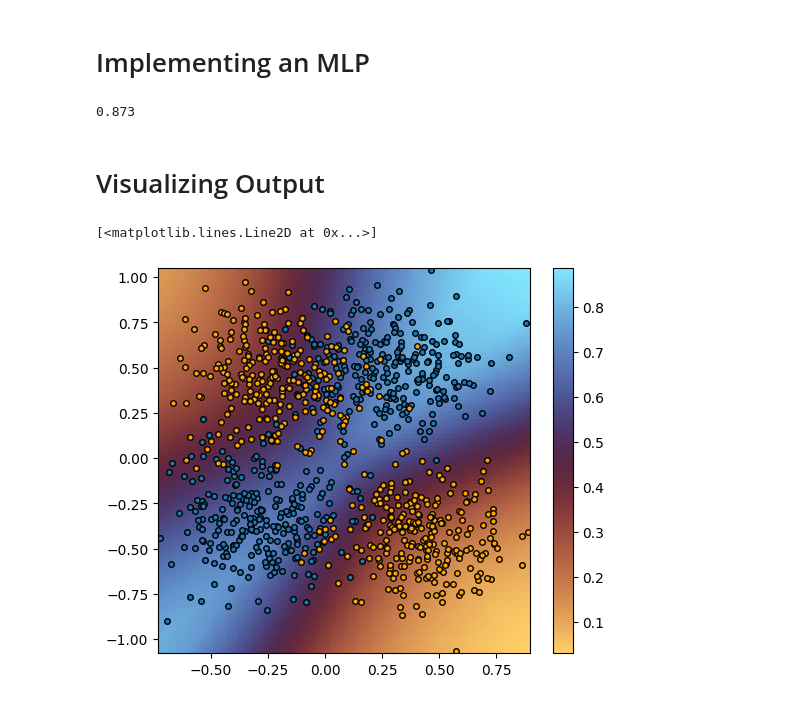
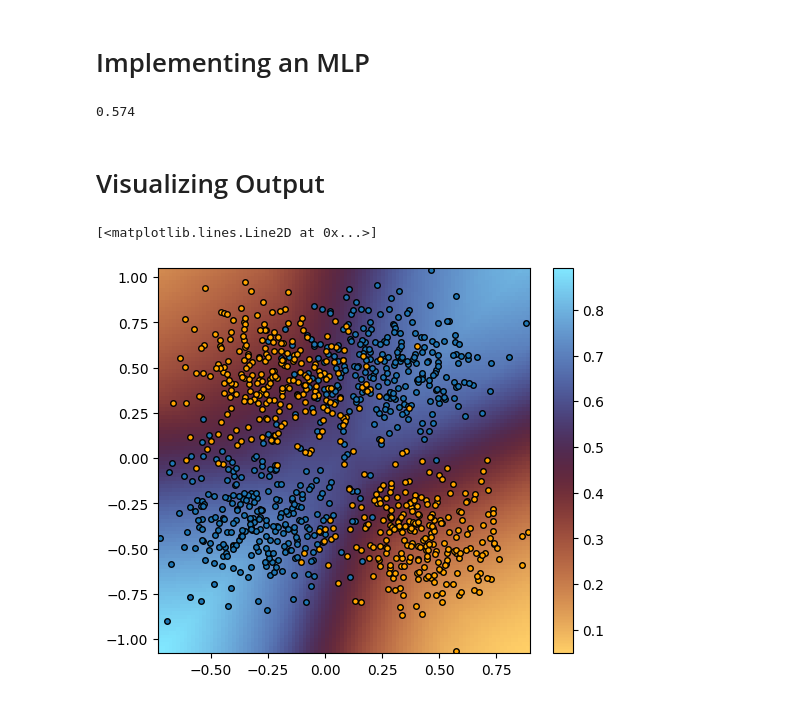
Before and after one commit to KISRDevelopment/python-ml-2025, a Jupyter notebook: code/block11.ipynb, the cells around one changed output. Drawn from its saved outputs; the diff is of its cells as text; code cells hidden in the pictures.

```diff
--- a/code/block11.ipynb
+++ b/code/block11.ipynb
@@ -154,7 +154,7 @@ def loss_fn(params, Z, y):
     loss = -jnp.mean(y * jnp.log(yhat) + (1-y) * jnp.log(1-yhat))
     return loss
 
-def optimize(rng, input_df, y, learning_rate, epochs):
+def optimize(rng, input_df, y, learning_rate, epochs, n_hidden):
     """
         Input parameters:
             rng: JAX random key
@@ -162,6 +162,7 @@ def optimize(rng, input_df, y, learning_rate, epochs):
             y: a vector of outputs that we wish to predict
             learning_rate: how quickly we want gradient descent learning
             epochs: the number of steps of gradient descent
+            n_hidden: number of hidden units
         Output:
             Beta: fitted model parameters
     """
@@ -202,7 +203,7 @@ def optimize(rng, input_df, y, learning_rate, epochs):
     return params
 
 # We will create little function that takes the training dataframe and the testing dataframe
-def mlp_train_test_function(rng, train_df, test_df, input_cols, output_col):
+def mlp_train_test_function(rng, train_df, test_df, input_cols, output_col, n_hidden):
 
     # build the training input data frame
     train_input_df = train_df[input_cols]
@@ -215,7 +216,8 @@ def mlp_train_test_function(rng, train_df, test_df, input_cols, output_col):
                            input_df = train_input_df,
                            y = y,
                            learning_rate = 0.1,
-                           epochs = 100)
+                           epochs = 100,
+                           n_hidden=n_hidden)
 
     # build the testing input data frame
     test_input_df = test_df[input_cols]
@@ -239,10 +241,11 @@ accuracy = mlp_train_test_function(rng,
                                   train_df=df,
                                   test_df=df,
                                   input_cols=['x1','x2'],
-                                  output_col='y')
+                                  output_col='y',
+                                  n_hidden=2)
 accuracy
 # %% [output]
-0.873
+0.574
 # %% [markdown]
 # Visualizing Output
 # %%
@@ -251,7 +254,8 @@ best_params = optimize(rng,
                       input_df = df[['x1','x2']],
                       y = df.y.to_numpy(),
                       learning_rate = 0.1,
-                      epochs = 100)
+                      epochs = 100,
+                      n_hidden=20)
 
 # initialize range of input values
 
@@ -261,31 +265,31 @@ max_x = np.max(df[['x1', 'x2']].to_numpy(), axis=0)
 K = 100
 x1s = np.linspace(min_x[0], max_x[0], K)
 x2s = np.linspace(min_x[1], max_x[1], K)
 x1s, x2s = np.meshgrid(x1s, x2s)
 
 # zip the inputs up into a (K*K, 2) array
 Xstar = np.vstack((x1s.flatten(), x2s.flatten())).T
 
 df_star = pd.DataFrame(data=Xstar, columns=['x1','x2'])
 
 yhat = predict(params = best_params, input_df = df_star).reshape((K,K))
 
 f, ax = plt.subplots(1, 1, figsize=(6, 5))
 
 cp = ax.pcolor(x1s, x2s, yhat, cmap=plt.get_cmap('managua')) # 0: orange, 1: blue
 f.colorbar(cp)
 
 #
 # plot the actual points
 #
 X = df[['x1','x2']].to_numpy()
 
 y = df['y'].to_numpy()
 class0_ix = y == 1 # y = 1, blue
 class1_ix = y == 0 # y = 0, orange
 
 ax.plot(X[class0_ix, 0], X[class0_ix, 1], marker='o', markersize=4, linestyle='', markeredgecolor='black', markeredgewidth=1)
 ax.plot(X[class1_ix, 0], X[class1_ix, 1], color='orange', marker='o', markersize=4, linestyle='', markeredgecolor='black', markeredgewidth=1)
 # %% [output]
 [<matplotlib.lines.Line2D at 0x...>]
-[figure, old version]
+[figure, new version]
```
